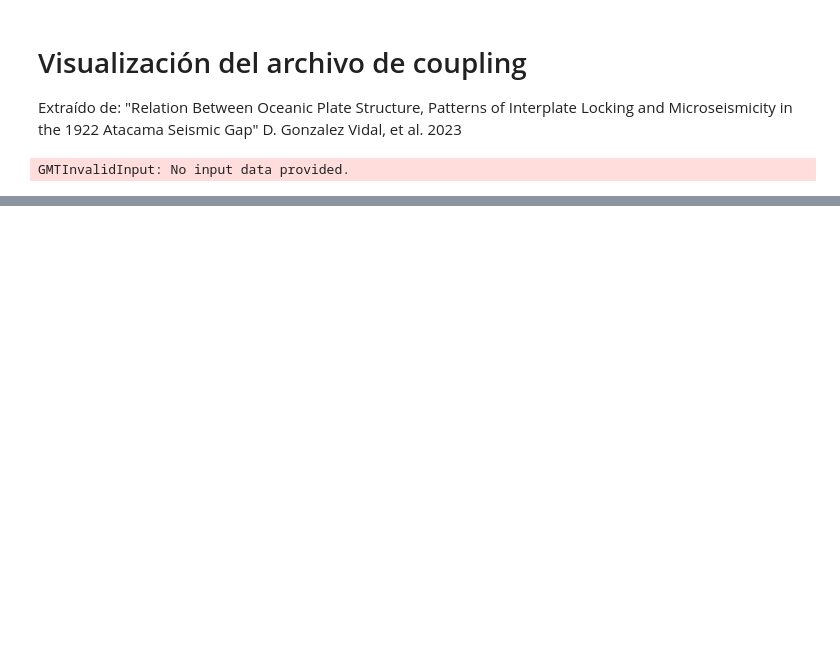
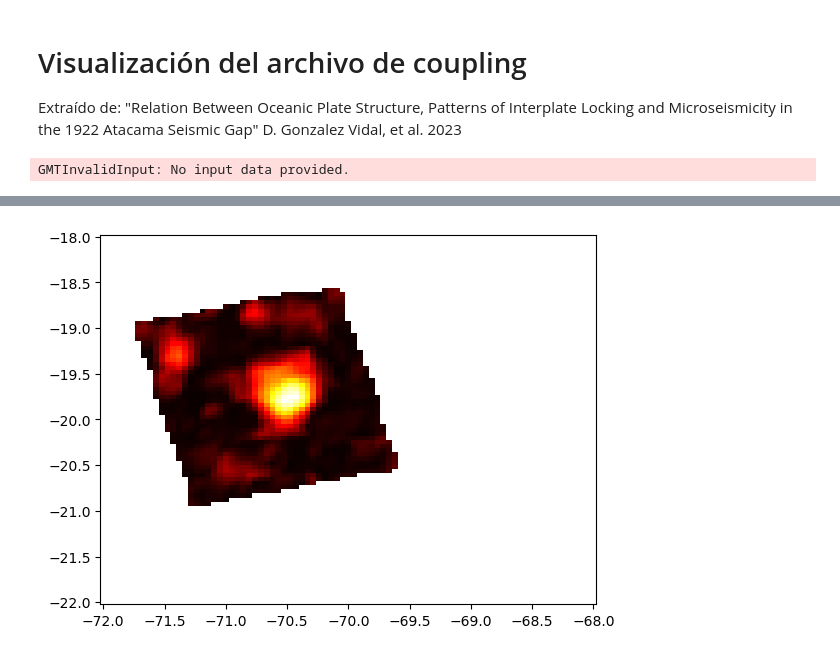
Before and after one commit to alexvillarroel/StochasticSlipGenerator, a Jupyter notebook: util_functions/notebooks/Coupling.ipynb, the cells around one changed output, grey strips where cells are left out. Saved outputs shown, nothing was run; the diff lists cells and outputs as text; code cells hidden in the pictures; blank space fills up the shorter version.

Commit message:
coupling maps

```diff
--- a/util_functions/notebooks/Coupling.ipynb
+++ b/util_functions/notebooks/Coupling.ipynb
@@ -200,0 +219,41 @@ fig.savefig('Coupling.png')
+# %%
+coupling=geostochpy.get_data('Chile_locking_Metois2016.grd')
+grid=pygmt.grd2xyz(grid=coupling).values
+# make a meshgrid
+x=np.unique(grid[:,0])
+y=np.unique(grid[:,1])
+X,Y=np.meshgrid(x,y)
+Y=np.flip(Y)
+Z=grid[:,2].reshape(X.shape)
+# contornos de iquique y de vallenar
+# Illapel
+illapel='/home/alex/data_iqq_illapel/Illapel_hayes_slip.grd'
+grid_illapel=pygmt.grd2xyz(grid=illapel).values
+# sort by y
+# grid_illapel=grid_illapel[grid_illapel[:,1].argsort()]
+
+# make meshgrid
+x_illapel=np.unique(grid_illapel[:,0])
+y_illapel=np.unique(grid_illapel[:,1])
+X_illapel,Y_illapel=np.meshgrid(x_illapel,y_illapel)
+Y_illapel=np.flip(Y_illapel)
+Z_illapel=grid_illapel[:,2].reshape(X_illapel.shape)
+# Iquique
+iquique='/home/alex/data_iqq_illapel/Iquique_hayes_slip.grd'
+grid_iquique=pygmt.grd2xyz(grid=iquique).values
+# sort by y
+# grid_iquique=grid_iquique[grid_iquique[:,1].argsort()]
+
+# make meshgrid
+x_iquique=np.unique(grid_iquique[:,0])
+y_iquique=np.unique(grid_iquique[:,1])
+X_iquique,Y_iquique=np.meshgrid(x_iquique,y_iquique)
+Y_iquique=np.flip(Y_iquique)
+Z_iquique=grid_iquique[:,2].reshape(X_iquique.shape)
+# plot
+# %%
+# plot contour of illapel with matplotlib
+fig,ax=plt.subplots()
+cs=ax.pcolormesh(X_iquique,np.flip(Y_iquique),Z_iquique,cmap='hot')
+# %% [output]
+[figure, added]
```
Also changed, not shown: parts of 5 cells of this notebook, 8 other files.
